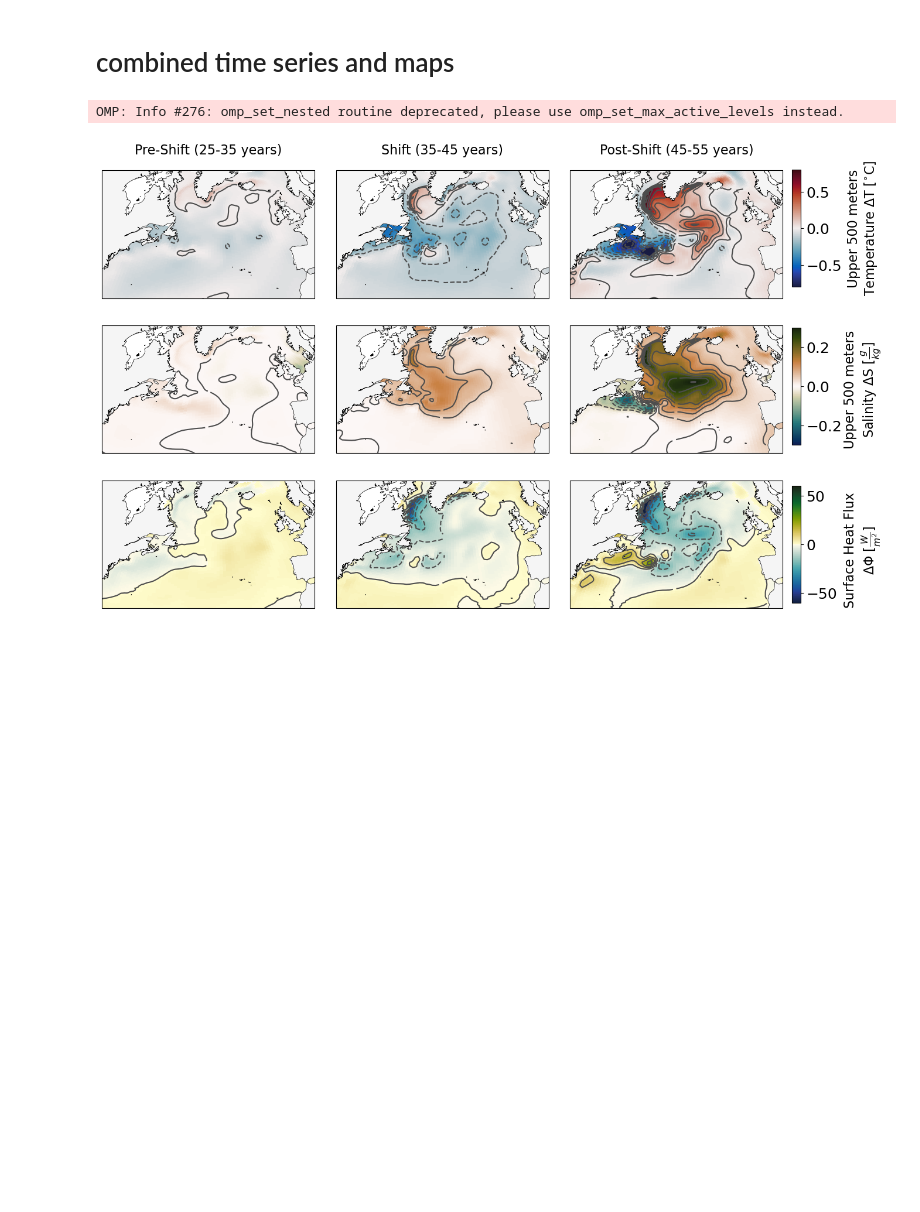
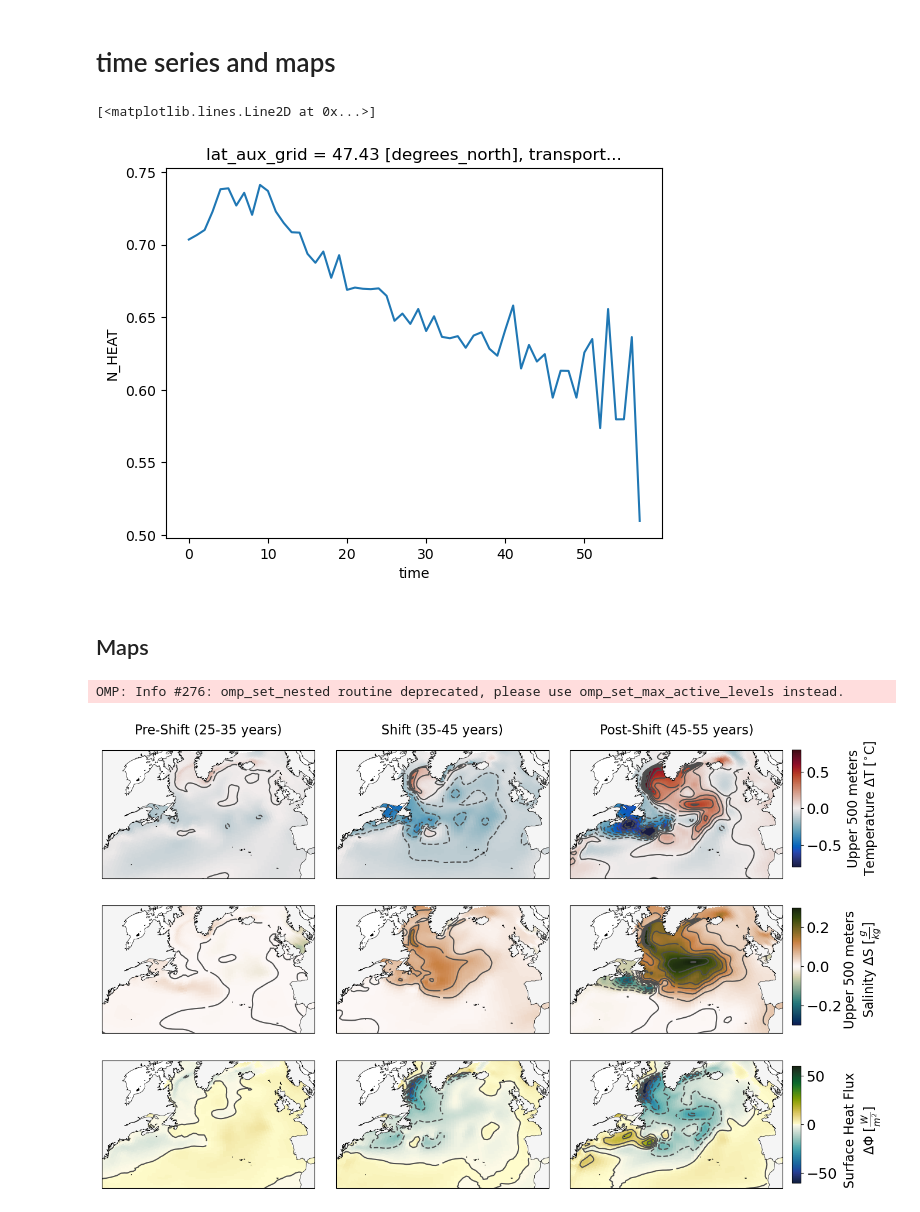
Before and after one commit to inagler/phase1_publish, a Jupyter notebook: Plot_increase.ipynb, the cells around one changed output. Drawn from its saved outputs; the diff is of its cells as text; code cells hidden in the pictures; blank space fills up the shorter version.

Commit message:
work on streamfunction and n_heat

```diff
--- a/Plot_increase.ipynb
+++ b/Plot_increase.ipynb
@@ -21,34 +21,13 @@ ccrs = cartopy.crs
 
 nature_coast = cartopy.feature.NaturalEarthFeature('physical', 'land', '50m',linewidth=0.5, edgecolor='black', facecolor='whitesmoke')
 # %% [markdown]
-# combined time series and maps
+# time series and maps
-# %%
-grid_name = 'POP_gx1v7'
-region_defs = {
-    'SubpolarAtlantic':[
-        {'match': {'REGION_MASK': [6]}, 'bounds': {'TLAT': [10.0, 80.0], 'TLONG': [260.0, 360.0]}}
-    ],
-    'LabradorSea': [
-        {'match': {'REGION_MASK': [8]}}]}
-NA_mask = pop_tools.region_mask_3d(grid_name, region_defs=region_defs, mask_name='North Atlantic')
-NA_mask = NA_mask.sum('region')
-
-grid_name = 'POP_gx1v7'
-region_defs = {
-    'SubpolarAtlantic': [
-        {'match': {'REGION_MASK': [6]}, 'bounds': {'TLAT': [50.0, 65.0], 'TLONG': [200.0, 360.0]}}
-    ],
-    'LabradorSea': [
-        {'match': {'REGION_MASK': [8]}, 'bounds': {'TLAT': [50.0, 65.0], 'TLONG': [260.0, 360.0]}}]}
-SPNA_mask = pop_tools.region_mask_3d(grid_name, region_defs=region_defs, mask_name='North Atlantic')
-SPNA_mask = SPNA_mask.sum('region')
-# %% [output]
-OMP: Info #276: omp_set_nested routine deprecated, please use omp_set_max_active_levels instead.
 # %%
 ds_temp = xr.open_dataset('/Data/skd/scratch/innag3580/comp/composites/Above_combined_TEMP_3.0_40_20.nc').roll(nlon=+100)
 ds_salt = xr.open_dataset('/Data/skd/scratch/innag3580/comp/composites/Above_combined_SALT_3.0_40_20.nc').roll(nlon=+100)
 ds_hmxl = xr.open_dataset('/Data/skd/scratch/innag3580/comp/composites/Above_combined_HMXL_3.0_40_20.nc').roll(nlon=+100)
 ds_shf  = xr.open_dataset('/Data/skd/scratch/innag3580/comp/composites/Above_combined_SHF_3.0_40_20.nc').roll(nlon=+100)
+ds_n_heat  = xr.open_dataset('/Data/skd/scratch/innag3580/comp/composites/Above_combined_N_HEAT_3.0_40_20_late_hist.nc')
 ds_hmxl['HMXL']=ds_hmxl.HMXL*1e-2
 
 datasets = {
@@ -72,6 +51,35 @@ for ds in datasets.values():
         replacement_value,
         ds['TLONG']
     )
+# %%
+ds_n_heat.N_HEAT.isel(transport_reg=1, transport_comp=1).sel(lat_aux_grid=47.432735).plot()
+# %% [output]
+[<matplotlib.lines.Line2D at 0x...>]
+[figure, added]
+# %% [markdown]
+## Maps
+# %%
+grid_name = 'POP_gx1v7'
+region_defs = {
+    'SubpolarAtlantic':[
+        {'match': {'REGION_MASK': [6]}, 'bounds': {'TLAT': [10.0, 80.0], 'TLONG': [260.0, 360.0]}}
+    ],
+    'LabradorSea': [
+        {'match': {'REGION_MASK': [8]}}]}
+NA_mask = pop_tools.region_mask_3d(grid_name, region_defs=region_defs, mask_name='North Atlantic')
+NA_mask = NA_mask.sum('region')
+
+grid_name = 'POP_gx1v7'
+region_defs = {
+    'SubpolarAtlantic': [
+        {'match': {'REGION_MASK': [6]}, 'bounds': {'TLAT': [50.0, 65.0], 'TLONG': [200.0, 360.0]}}
+    ],
+    'LabradorSea': [
+        {'match': {'REGION_MASK': [8]}, 'bounds': {'TLAT': [50.0, 65.0], 'TLONG': [260.0, 360.0]}}]}
+SPNA_mask = pop_tools.region_mask_3d(grid_name, region_defs=region_defs, mask_name='North Atlantic')
+SPNA_mask = SPNA_mask.sum('region')
+# %% [output]
+OMP: Info #276: omp_set_nested routine deprecated, please use omp_set_max_active_levels instead.
 # %%
 # Sample data and variable settings
 variables = ['TEMP', 'SALT', 'SHF']
```
Also changed, not shown: parts of 9 cells of this notebook, 4 other files.
